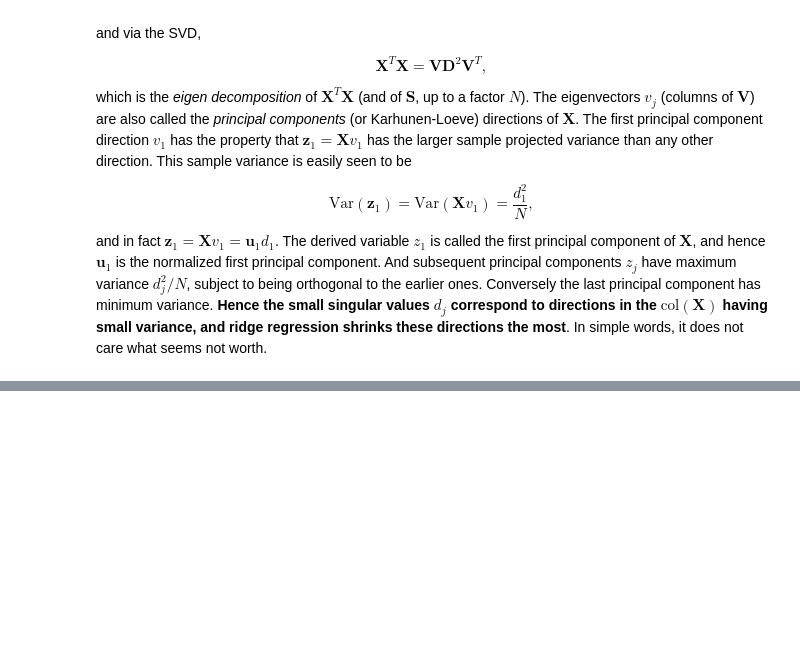
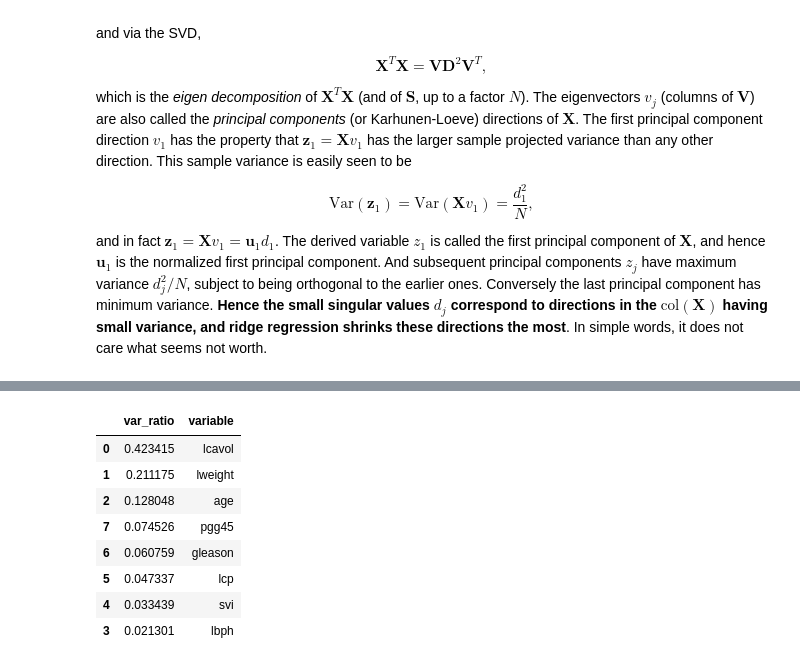
Before and after one commit to oceanumeric/ESL, a Jupyter notebook: ch3/3.4-shrinkage-methods.ipynb, the cells around one changed output, grey strips where cells are left out. Saved outputs shown, nothing was run; the diff lists cells and outputs as text; code cells hidden in the pictures; blank space fills up the shorter version.

```diff
--- a/ch3/3.4-shrinkage-methods.ipynb
+++ b/ch3/3.4-shrinkage-methods.ipynb
@@ -255,0 +204,23 @@ axes[0].bar(range(1, len(ex_var_ratio)+1), ex_var_ratio)
+# %%
+# let's find X's pca and variance ratio
+x_cov_mat = np.cov(lr.x_train, rowvar=False)
+x_eigenvalue, x_eigenvector = np.linalg.eig(x_cov_mat)
+eigen_sum = np.sum(x_eigenvalue)
+# variance explained
+var_ratio = [e/eigen_sum for e in x_eigenvalue]
+x_pca = pd.DataFrame({
+    'var_ratio':var_ratio,
+    'variable': lr.x_train.columns
+})
+x_pca = x_pca.sort_values(by=['var_ratio'], ascending=False)
+x_pca
+# %% [output]
+|  | var_ratio | variable |
+| 0 | 0.423415 | lcavol |
+| 1 | 0.211175 | lweight |
+| 2 | 0.128048 | age |
+| 7 | 0.074526 | pgg45 |
+| 6 | 0.060759 | gleason |
+| 5 | 0.047337 | lcp |
+| 4 | 0.033439 | svi |
+| 3 | 0.021301 | lbph |
```
Also changed, not shown: parts of 7 cells of this notebook, 1 other file.
